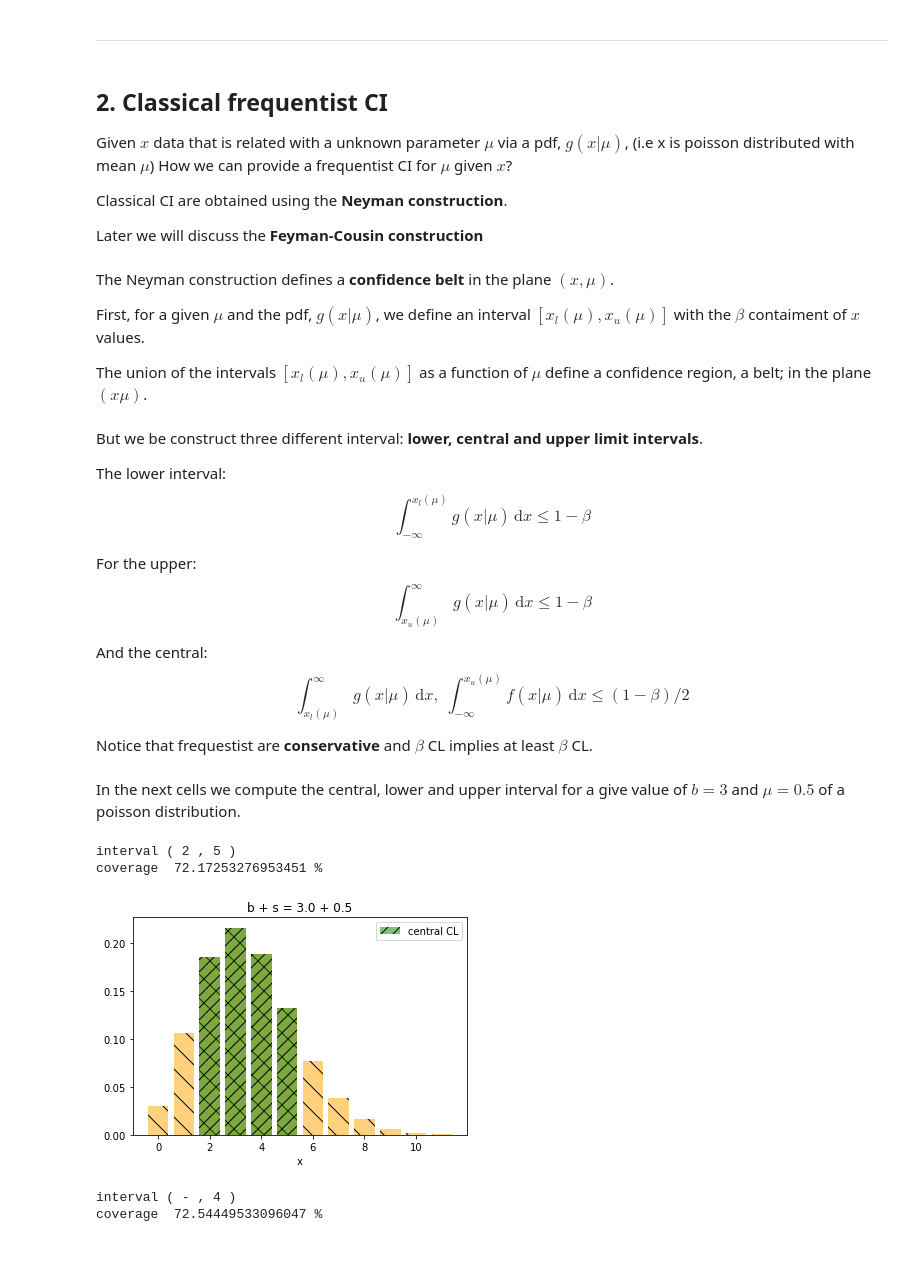
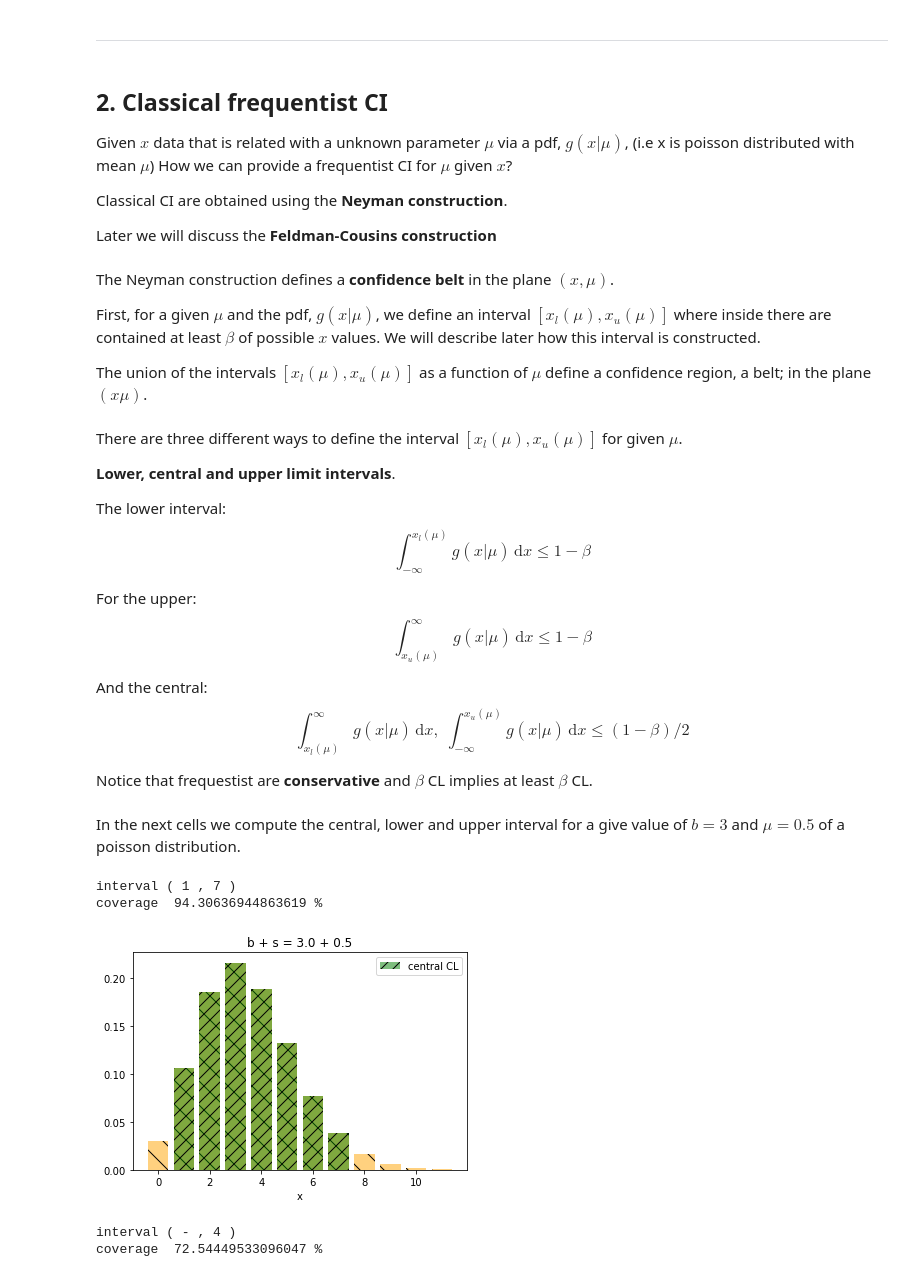
Before and after one commit to jahernando/USC-TA, a Jupyter notebook: ta_confidence_intervals.ipynb, the cells around one changed output. Cells and saved outputs as stored; diff of their text form; code cells hidden in the pictures.

```diff
--- a/ta_confidence_intervals.ipynb
+++ b/ta_confidence_intervals.ipynb
@@ -83,17 +83,18 @@ Given $x$ data that is related with a unknown parameter $\mu$ via a pdf, $g(x |
 
 Classical CI are obtained using the **Neyman construction**.
 
-Later we will discuss the **Feyman-Cousin construction**
+Later we will discuss the **Feldman-Cousins construction**
 # %% [markdown]
 
 The Neyman construction defines a **confidence belt** in the plane $(x, \mu)$.
 
-First, for a given $\mu$  and the pdf, $g(x | \mu)$, we define an interval $[x_l(\mu), x_u(\mu)]$ with the $\beta$ contaiment of $x$ values.
+First, for a given $\mu$  and the pdf, $g(x | \mu)$, we define an interval $[x_l(\mu), x_u(\mu)]$ where inside there are contained at least $\beta$ of possible $x$ values. We will describe later how this interval is constructed.
 
 The union of the intervals $[x_l(\mu), x_u(\mu)]$ as a function of $\mu$ define a confidence region, a belt; in the plane $(x \mu)$.
 # %% [markdown]
+There are three different ways to define the interval $[x_l(\mu), x_u(\mu)]$ for given $\mu$.
 
-But we be construct three different interval: **lower, central and upper limit intervals**.
+**Lower, central and upper limit intervals**.
 
 The lower interval:
 $$
@@ -107,7 +108,7 @@ $$
 
 And the central:
 $$
-\int_{x_l(\mu)}^{\infty} g(x | \mu) \, \mathrm{d}x, \;  \int_{-\infty}^{x_u(\mu)} f(x | \mu) \, \mathrm{d}x \le (1-\beta)/2
+\int_{x_l(\mu)}^{\infty} g(x | \mu) \, \mathrm{d}x, \;  \int_{-\infty}^{x_u(\mu)} g(x | \mu) \, \mathrm{d}x \le (1-\beta)/2
 $$
 
 Notice that frequestist are **conservative** and $\beta$ CL implies at least $\beta$ CL.
@@ -115,21 +116,21 @@ Notice that frequestist are **conservative** and $\beta$ CL implies at least $\b
 In the next cells we compute the central, lower and upper interval for a give value of $b = 3$ and $\mu = 0.5$ of a poisson distribution.
 # %%
 b, mu = 3., 0.5
-beta  = 0.68
+beta  = 0.90
 alpha = (1- beta)/2.
 ns = np.arange(12)
 ps = stats.poisson.pmf(ns, b + mu)
 plt.bar(ns, ps, color = 'orange', hatch='\\', alpha = 0.5);
 i0     = int(stats.poisson.ppf(alpha  , b + mu))
 i1     = int(stats.poisson.ppf(1-alpha, b + mu)) + 1
 plt.bar(ns[i0:i1], ps[i0:i1], color = 'green', hatch='//', alpha = 0.5, label = 'central CL');
 plt.xlabel('x'); plt.title('b + s = '+str(b)+' + '+str(mu)); plt.legend();
 print('interval (', i0, ',', i1-1, ')')
 print('coverage ', 100 * np.sum(ps[i0:i1]), '%')
 # %% [output]
-interval ( 2 , 5 )
-coverage  72.17253276953451 %
+interval ( 1 , 7 )
+coverage  94.30636944863619 %
-[figure, old version]
+[figure, new version]
 # %%
 b, mu = 3., 0.5
 beta  = 0.68
```
Also changed, not shown: parts of 28 cells of this notebook, 3 other files.
